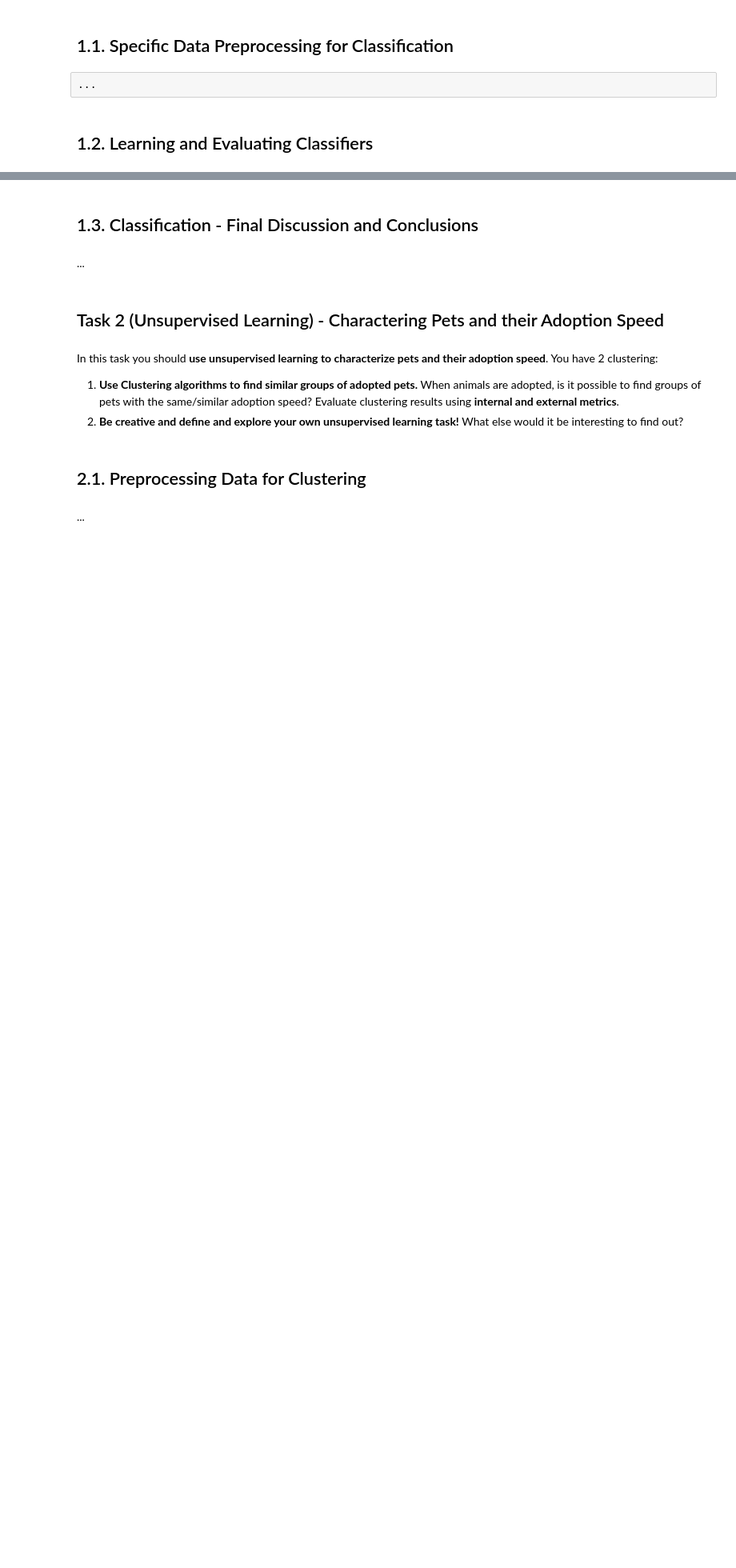
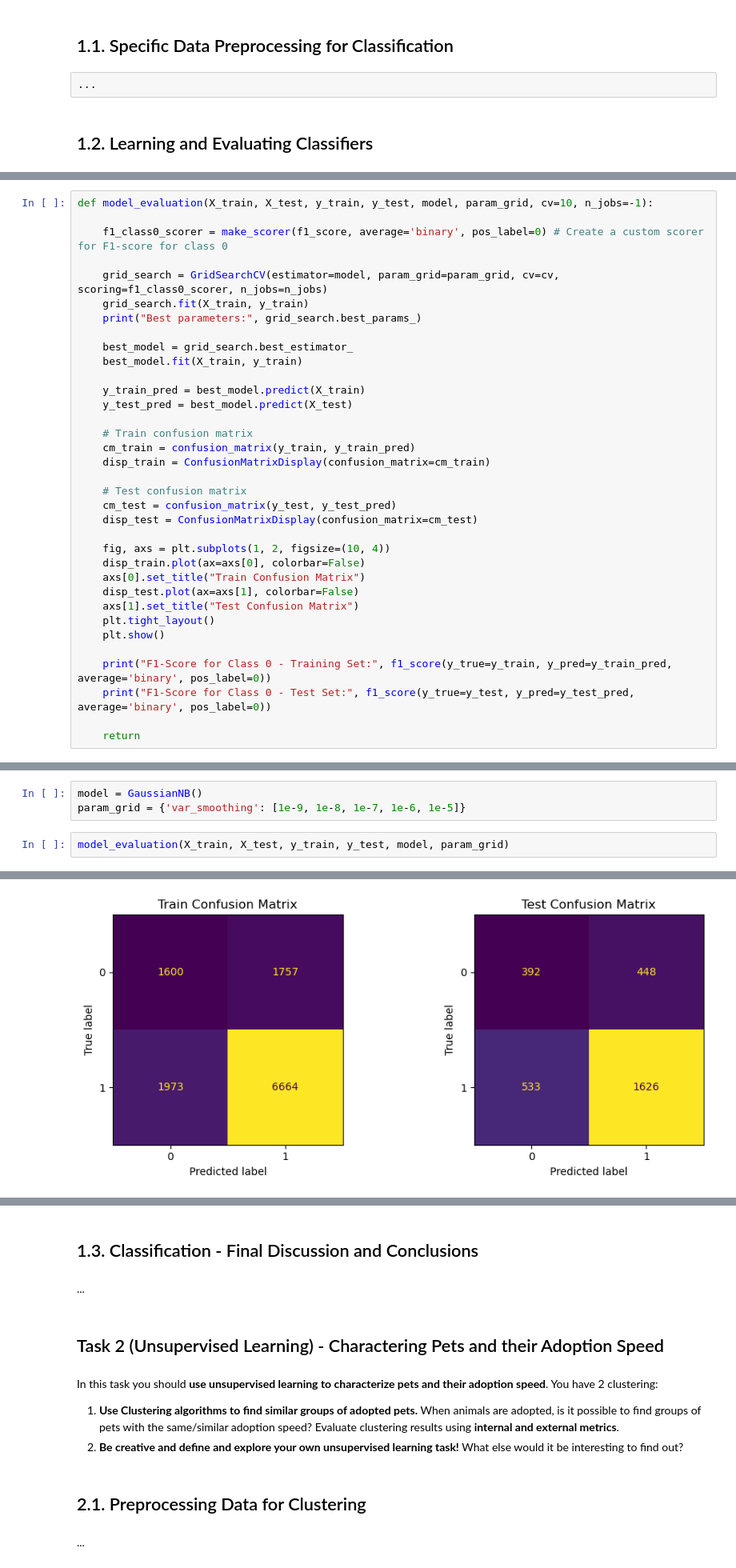
Before and after one commit to BolachinhaAmericana/MSc-MachineLearning, a Jupyter notebook: AA_202425_Project_ASM_V2.ipynb, the cells around one changed output, grey strips where cells are left out. Shown at 80% size. Saved outputs shown, nothing was run; the diff lists cells and outputs as text; blank space fills up the shorter version.

```diff
--- a/AA_202425_Project_ASM_V2.ipynb
+++ b/AA_202425_Project_ASM_V2.ipynb
@@ -1123,0 +1258,35 @@ In this task you should target 3 classification tasks:
+# %%
+def model_evaluation(X_train, X_test, y_train, y_test, model, param_grid, cv=10, n_jobs=-1):
+
+    f1_class0_scorer = make_scorer(f1_score, average='binary', pos_label=0) # Create a custom scorer for F1-score for class 0
+
+    grid_search = GridSearchCV(estimator=model, param_grid=param_grid, cv=cv, scoring=f1_class0_scorer, n_jobs=n_jobs)
+    grid_search.fit(X_train, y_train)
+    print("Best parameters:", grid_search.best_params_)
+
+    best_model = grid_search.best_estimator_
+    best_model.fit(X_train, y_train)
+
+    y_train_pred = best_model.predict(X_train)
+    y_test_pred = best_model.predict(X_test)
+
+    # Train confusion matrix
+    cm_train = confusion_matrix(y_train, y_train_pred)
+    disp_train = ConfusionMatrixDisplay(confusion_matrix=cm_train)
+
+    # Test confusion matrix
+    cm_test = confusion_matrix(y_test, y_test_pred)
+    disp_test = ConfusionMatrixDisplay(confusion_matrix=cm_test)
+
+    fig, axs = plt.subplots(1, 2, figsize=(10, 4))
+    disp_train.plot(ax=axs[0], colorbar=False)
+    axs[0].set_title("Train Confusion Matrix")
+    disp_test.plot(ax=axs[1], colorbar=False)
+    axs[1].set_title("Test Confusion Matrix")
+    plt.tight_layout()
+    plt.show()
+
+    print("F1-Score for Class 0 - Training Set:", f1_score(y_true=y_train, y_pred=y_train_pred, average='binary', pos_label=0))
+    print("F1-Score for Class 0 - Test Set:", f1_score(y_true=y_test, y_pred=y_test_pred, average='binary', pos_label=0))
+
+    return
@@ -1123,0 +1333,6 @@ In this task you should target 3 classification tasks:
+# %%
+model = GaussianNB()
+param_grid = {'var_smoothing': [1e-9, 1e-8, 1e-7, 1e-6, 1e-5]}
+# %%
+model_evaluation(X_train, X_test, y_train, y_test, model, param_grid)
+# %% [output]
@@ -1123,0 +1340 @@ In this task you should target 3 classification tasks:
+[figure, added]
```
Also changed, not shown: parts of 41 cells of this notebook.
